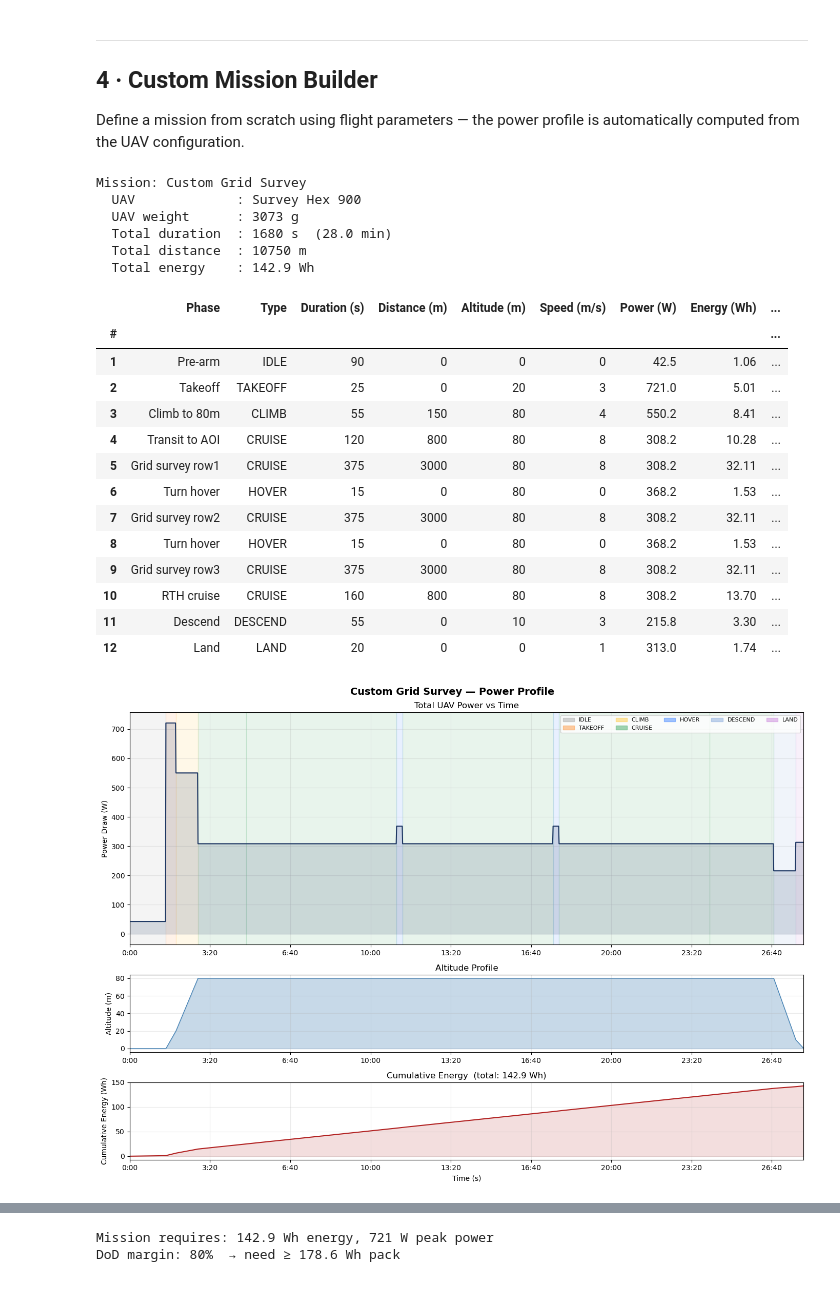
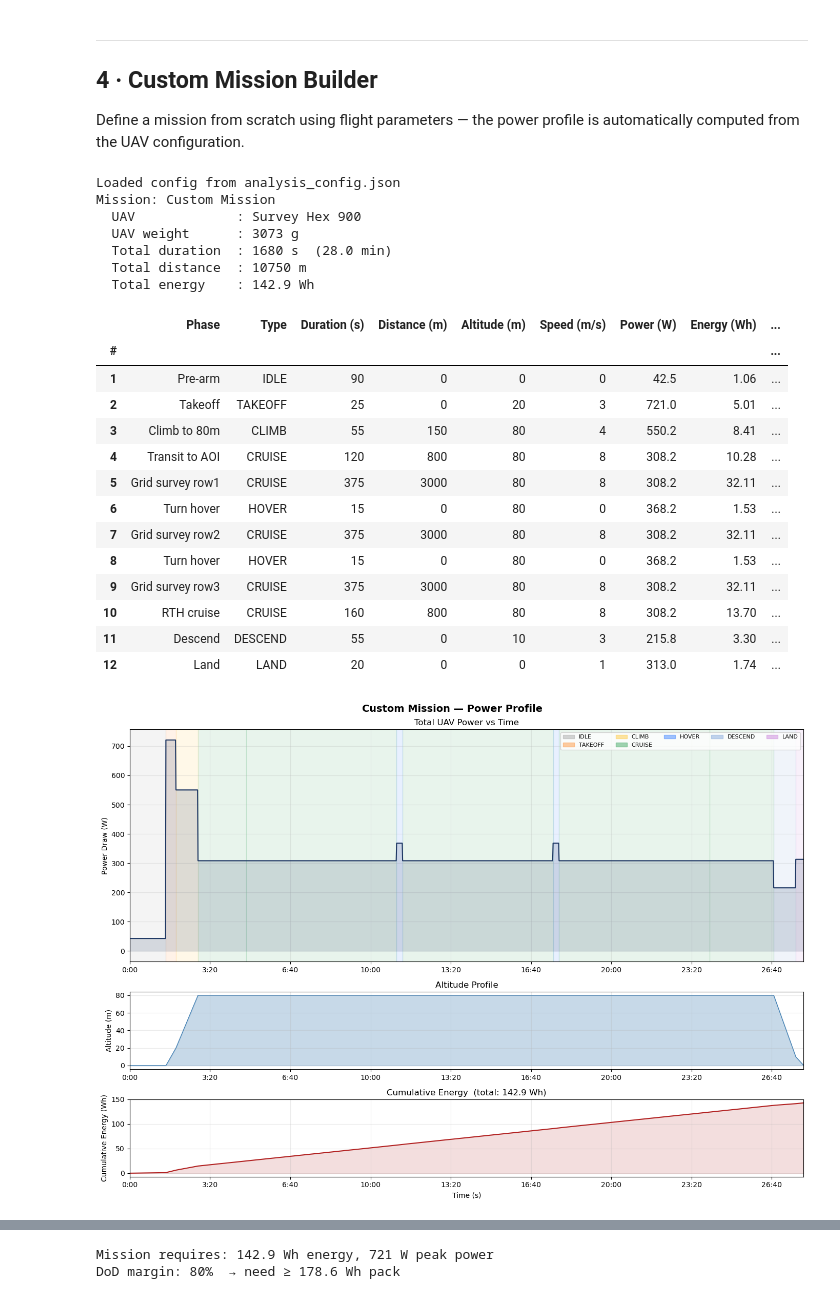
Before and after one commit to ben00001982/BattSim, a Jupyter notebook: notebooks/03_equipment_power_profile.ipynb, the cells around one changed output, grey strips where cells are left out. Saved outputs shown, nothing was run; the diff lists cells and outputs as text; code cells hidden in the pictures.

```diff
--- a/notebooks/02_equipment_power_profile.ipynb
+++ b/notebooks/03_equipment_power_profile.ipynb
@@ -236,7 +236,7 @@ Define a mission from scratch using flight parameters — the power profile is a
 # %%
 # ── Load settings from 00_configurator.ipynb (analysis_config.json) ───────────
 import json as _json, os as _os
-_CFG_PATH = _os.path.join(_os.path.dirname(_os.path.abspath('.')), 'analysis_config.json')
+_CFG_PATH = _os.path.join(_os.path.dirname(_os.path.abspath('')), 'analysis_config.json')
 if not _os.path.exists(_CFG_PATH):
     _CFG_PATH = 'analysis_config.json'
 _cfg = {}
@@ -247,18 +247,21 @@ if _os.path.exists(_CFG_PATH):
 else:
     print('No analysis_config.json found — using defaults below (run 00_configurator first)')
 
-# ── Values from configurator (overridden by manual entries below if desired) ───
-UAV_ID = _cfg.get('uav_id', 'HEX_SURVEY_900')
+# ── Values from configurator (override here if desired) ───────────────────────
+UAV_ID       = _cfg.get('uav_id',       'HEX_SURVEY_900')
+MISSION_ID   = _cfg.get('mission_id',   'MY_MISSION_01')
+MISSION_NAME = _cfg.get('mission_name', 'Custom Mission')
+
 # ═══════════════════════════════════════════════════════════════
 # MISSION DEFINITION — edit this section
 # ═══════════════════════════════════════════════════════════════
+# Uncomment to override config values:
 # MISSION_ID   = 'MY_MISSION_01'
 # MISSION_NAME = 'Custom Grid Survey'
 # UAV_ID       = 'HEX_SURVEY_900'   # Must exist in UAV_Configurations
 
 # Phase definitions:
 # (phase_name, phase_type, duration_s, distance_m, altitude_m, airspeed_ms, power_override_W)
-# Set power_override_W = None to use automatic calculation from UAV config
 PHASES = [
     ('Pre-arm',          'IDLE',        90,    0,    0,   0,   None),
     ('Takeoff',          'TAKEOFF',     25,    0,    20,  3,   None),
@@ -301,7 +304,6 @@ my_mission = MissionProfile(
     phases=mission_phases,
 )
 
-# Summary
 print(f'Mission: {my_mission.mission_name}')
 print(f'  UAV             : {uav.name}')
 print(f'  UAV weight      : {uav.total_weight_g():.0f} g')
@@ -311,7 +313,6 @@ print(f'  Total distance  : {my_mission.total_distance_m:.0f} m')
 print(f'  Total energy    : {my_mission.total_energy_wh(uav):.1f} Wh')
 print()
 
-# Phase table
 rows = []
 t_acc = 0
 for ph in my_mission.phases:
@@ -333,7 +334,8 @@ for ph in my_mission.phases:
 df_my = pd.DataFrame(rows).set_index('#')
 df_my
 # %% [output]
-Mission: Custom Grid Survey
+Loaded config from analysis_config.json
+Mission: Custom Mission
   UAV             : Survey Hex 900
   UAV weight      : 3073 g
   Total duration  : 1680 s  (28.0 min)
@@ -357,59 +359,37 @@ Mission: Custom Grid Survey
 # ── Power Profile Chart ────────────────────────────────────────────────────
 times, powers = my_mission.power_profile_w(uav, resolution_s=1.0)
 
-# Phase colour map
 PHASE_COLORS = {
-    'IDLE':            '#AAAAAA',  # ground idle
-    'TAKEOFF':         '#FF9944',  # full power lift-off
-    'CLIMB':           '#FFCC44',  # powered climb
-    'CRUISE':          '#44AA66',  # level cruise
-    'HOVER':           '#4488FF',  # stationary hover
-    'DESCEND':         '#88AADD',  # descent
-    'LAND':            '#CC88DD',  # landing
-    'PAYLOAD_OPS':     '#FF6688',  # payload operations
-    'EMERGENCY':       '#FF2222',  # emergency
-    # ── Fixed-wing VTOL phases ────────────────────────────────────────
-    'VTOL_TRANSITION': '#FF6611',  # lift+thrust overlap during transition
-    'VTOL_HOVER':      '#22AAFF',  # explicit multirotor hover
-    'FW_CRUISE':       '#00CC77',  # efficient fixed-wing cruise
-    'FW_CLIMB':        '#AACC44',  # fixed-wing climb
-    'FW_DESCEND':      '#99CCEE',  # glide descent
+    'IDLE':            '#AAAAAA',
+    'TAKEOFF':         '#FF9944',
+    'CLIMB':           '#FFCC44',
+    'CRUISE':          '#44AA66',
+    'HOVER':           '#4488FF',
+    'DESCEND':         '#88AADD',
+    'LAND':            '#CC88DD',
+    'PAYLOAD_OPS':     '#FF6688',
+    'EMERGENCY':       '#FF2222',
+    'VTOL_TRANSITION': '#FF6611',
+    'VTOL_HOVER':      '#22AAFF',
+    'FW_CRUISE':       '#00CC77',
+    'FW_CLIMB':        '#AACC44',
+    'FW_DESCEND':      '#99CCEE',
 }
 
 fig, axes = plt.subplots(3, 1, figsize=(14, 10),
                           gridspec_kw={'height_ratios': [3, 1, 1]})
 fig.suptitle(f'{my_mission.mission_name} — Power Profile', fontsize=14, fontweight='bold')
 
-# ── Top: Power vs Time with phase shading ──────────────────────────────────
 ax_p = axes[0]
 ax_p.plot(times, powers, color='#1F3864', linewidth=1.5, zorder=3)
 ax_p.fill_between(times, powers, alpha=0.15, color='#1F3864', zorder=2)
 
-# Shade phase regions
 t_start = 0
 phase_handles = {}
 for ph in my_mission.phases:
     t_end  = t_start + ph.duration_s
-PHASE_COLORS = {
-    'IDLE':            '#AAAAAA',  # ground idle
-    'TAKEOFF':         '#FF9944',  # full power lift-off
-    'CLIMB':           '#FFCC44',  # powered climb
-    'CRUISE':          '#44AA66',  # level cruise
-    'HOVER':           '#4488FF',  # stationary hover
-    'DESCEND':         '#88AADD',  # descent
-    'LAND':            '#CC88DD',  # landing
-    'PAYLOAD_OPS':     '#FF6688',  # payload operations
-    'EMERGENCY':       '#FF2222',  # emergency
-    # ── Fixed-wing VTOL phases ────────────────────────────────────────
-    'VTOL_TRANSITION': '#FF6611',  # lift+thrust overlap during transition
-    'VTOL_HOVER':      '#22AAFF',  # explicit multirotor hover
-    'FW_CRUISE':       '#00CC77',  # efficient fixed-wing cruise
-    'FW_CLIMB':        '#AACC44',  # fixed-wing climb
-    'FW_DESCEND':      '#99CCEE',  # glide descent
-}
+    color  = PHASE_COLORS.get(ph.phase_type, '#CCC')
     ax_p.axvspan(t_start, t_end, alpha=0.12, color=color, zorder=1)
-    mid_t  = (t_start + t_end) / 2
-    pw     = ph.effective_power_w(uav)
     if ph.phase_type not in phase_handles:
         phase_handles[ph.phase_type] = mpatches.Patch(
             color=color, alpha=0.5, label=ph.phase_type
@@ -423,7 +403,6 @@ ax_p.legend(handles=list(phase_handles.values()),
 ax_p.grid(alpha=0.25)
 ax_p.set_xlim(0, max(times))
 
-# ── Middle: Altitude profile ───────────────────────────────────────────────
 ax_alt = axes[1]
 t_alt, alts = [], []
 t_now = 0
@@ -434,37 +413,35 @@ for ph in my_mission.phases:
                    if my_mission.phases.index(ph) > 0 else 0
         interp_alt = prev_alt + (ph.altitude_m - prev_alt) * frac
         t_alt.append(t_now + s)
         alts.append(interp_alt)
     t_now += ph.duration_s
 ax_alt.fill_between(t_alt, alts, alpha=0.3, color='steelblue')
 ax_alt.plot(t_alt, alts, color='steelblue', linewidth=1)
 ax_alt.set_ylabel('Altitude (m)')
 ax_alt.set_title('Altitude Profile')
 ax_alt.grid(alpha=0.25)
 ax_alt.set_xlim(0, max(times))
 
-# ── Bottom: Cumulative energy ──────────────────────────────────────────────
 ax_e = axes[2]
-cumulative_e = np.cumsum(np.array(powers) * 1 / 3600)  # Wh at 1s resolution
+cumulative_e = np.cumsum(np.array(powers) * 1 / 3600)
 ax_e.plot(times, cumulative_e, color='firebrick', linewidth=1.5)
 ax_e.fill_between(times, cumulative_e, alpha=0.15, color='firebrick')
 ax_e.set_xlabel('Time (s)')
 ax_e.set_ylabel('Cumulative Energy (Wh)')
 ax_e.set_title(f'Cumulative Energy  (total: {my_mission.total_energy_wh(uav):.1f} Wh)')
 ax_e.grid(alpha=0.25)
 ax_e.set_xlim(0, max(times))
 
-# Time-axis tick formatter
 def fmt_time(x, _):
     return f'{int(x//60)}:{int(x%60):02d}'
 for ax in axes:
     ax.xaxis.set_major_formatter(plt.FuncFormatter(fmt_time))
 
 plt.tight_layout()
 plt.savefig('power_profile.png', dpi=120, bbox_inches='tight')
 plt.show()
 # %% [output]
-[figure, old version]
+[figure, new version]
 # %%
 # ── Export power profile to CSV ─────────────────────────────────────────────
 times, powers = my_mission.power_profile_w(uav, resolution_s=1.0)
```
Also changed, not shown: parts of 1 cell of this notebook, 42 other files.
